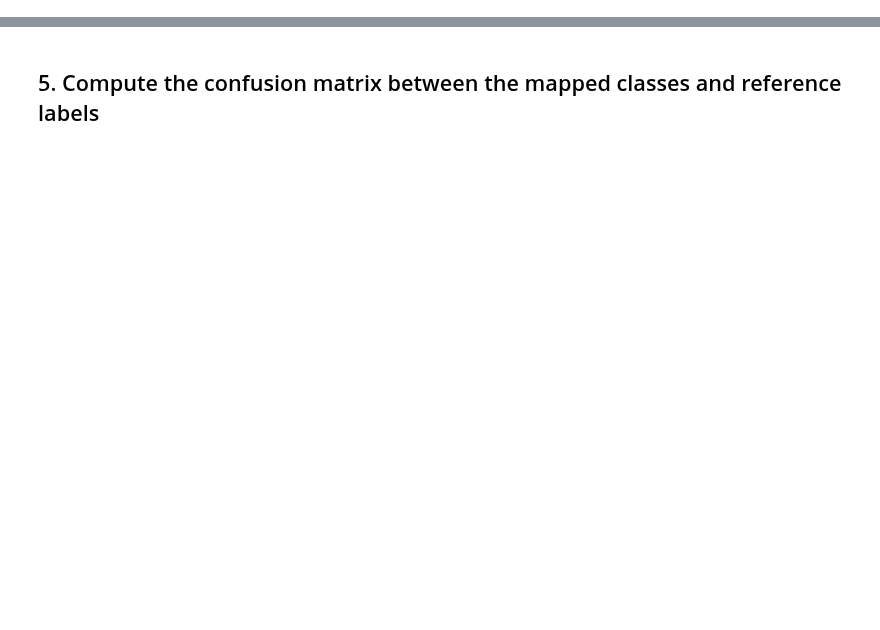
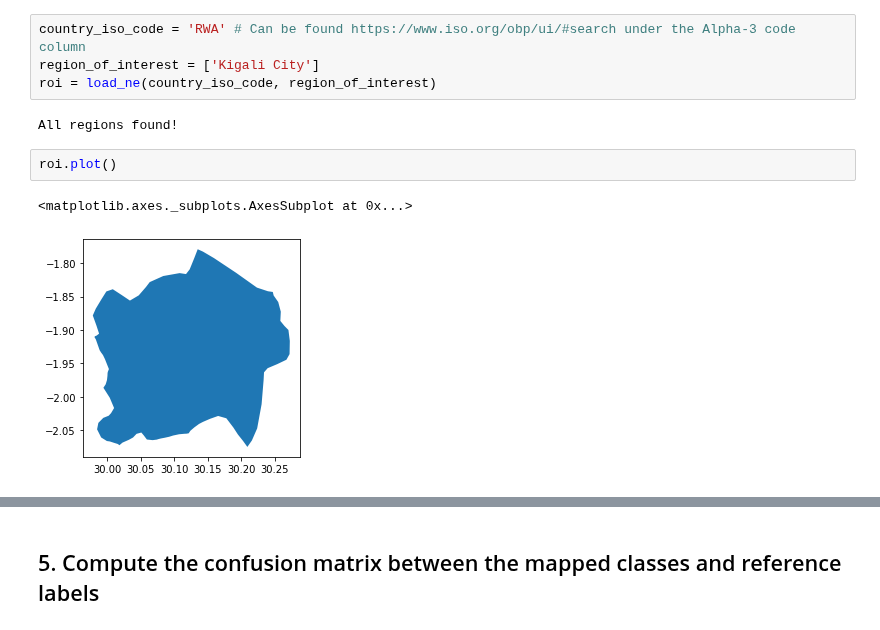
Before and after one commit to nasaharvest/crop-mask, a Jupyter notebook: notebooks/crop_area_estimation.ipynb, the cells around one changed output, grey strips where cells are left out. Saved outputs shown, nothing was run; the diff lists cells and outputs as text; blank space fills up the shorter version.

```diff
--- a/notebooks/crop_area_estimation.ipynb
+++ b/notebooks/crop_area_estimation.ipynb
@@ -163,0 +102,11 @@ ceo_agree[ceo_agree_geom['Mapped class'] == 3]
+# %%
+country_iso_code = 'RWA' # Can be found https://www.iso.org/obp/ui/#search under the Alpha-3 code column
+region_of_interest = ['Kigali City']
+roi = load_ne(country_iso_code, region_of_interest)
+# %% [output]
+All regions found!
+# %%
+roi.plot()
+# %% [output]
+<matplotlib.axes._subplots.AxesSubplot at 0x...>
+[figure, added]
```
Also changed, not shown: parts of 105 cells of this notebook.
